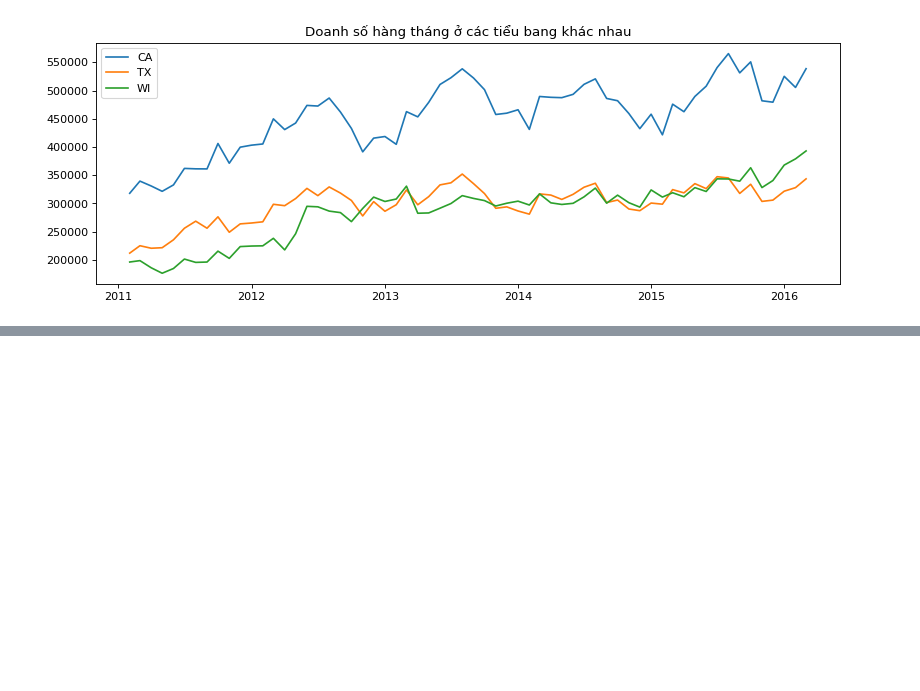
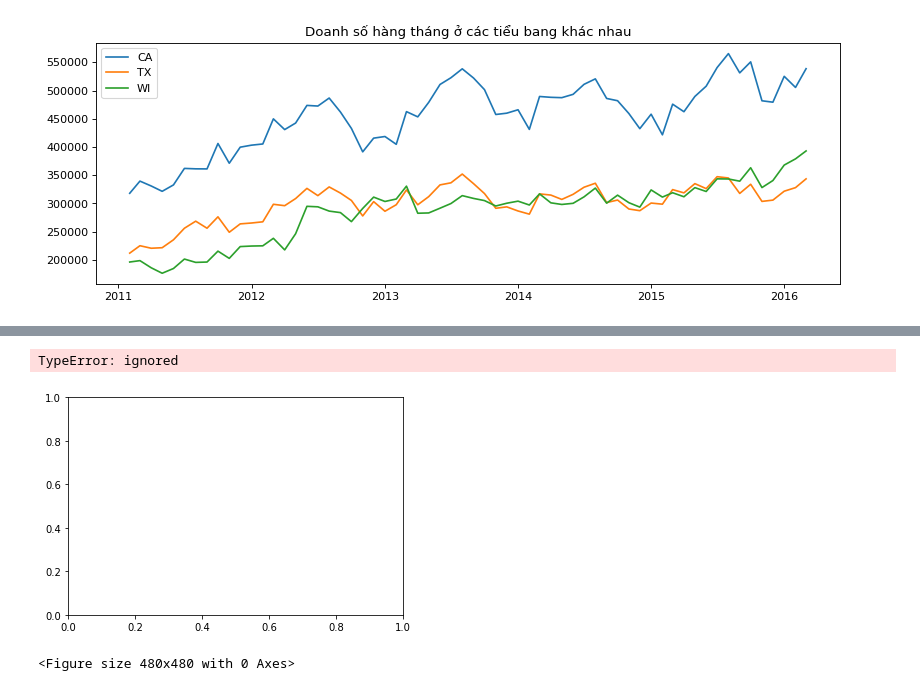
Before and after one commit to HienNguyenMinh/PythonAssignment, a Jupyter notebook: BaiTap2.ipynb, the cells around one changed output, grey strips where cells are left out. Drawn from its saved outputs; the diff is of its cells as text; code cells hidden in the pictures; blank space fills up the shorter version.

```diff
--- a/BaiTap2.ipynb
+++ b/BaiTap2.ipynb
@@ -163,0 +195,14 @@ plt.show()
+# %%
+#Nhóm sale2_temp theo cột 'cat_id', rồi tính tổng doanh số ở các cột từ cột thứ 6 đếm từ cuối đến cột đầu tiên
+sale_Cat = sale2_temp.groupby(['cat_id'])[(sale2_temp.columns)[:-6]].sum()
+#Setting cho size, color của lưới biểu đồ
+fig, ax = plt.subplots()
+plt.figure(num=None, figsize=(6,6), dpi=80, facecolor='w', edgecolor='k')
+#Vẽ biểu đồ dạng bar
+ax.bar (sale_Cat.sum(axis=1))
+ax.set_title('Tổng doanh số theo từng danh mục')
+plt.show()
+# %% [output]
+TypeError: ignored
+[figure, added]
+<Figure size 480x480 with 0 Axes>
```
Also changed, not shown: parts of 6 cells of this notebook.
